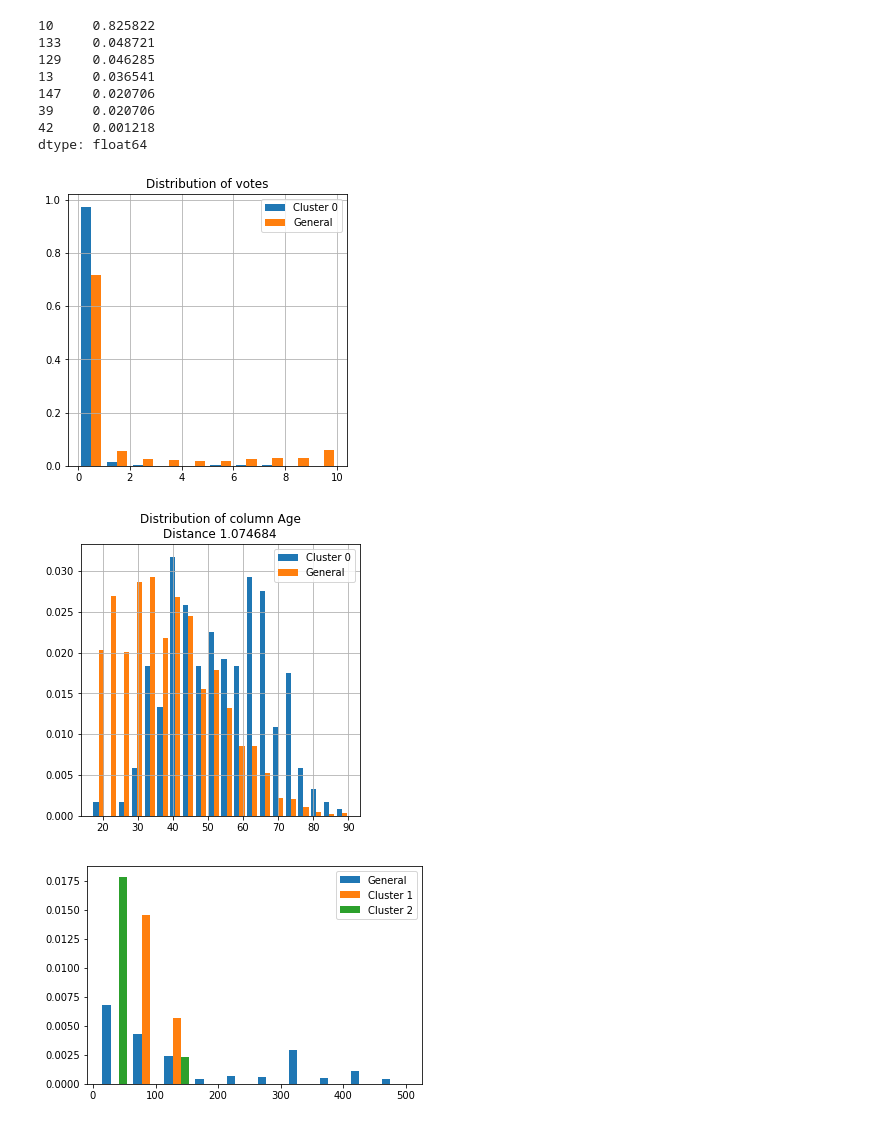
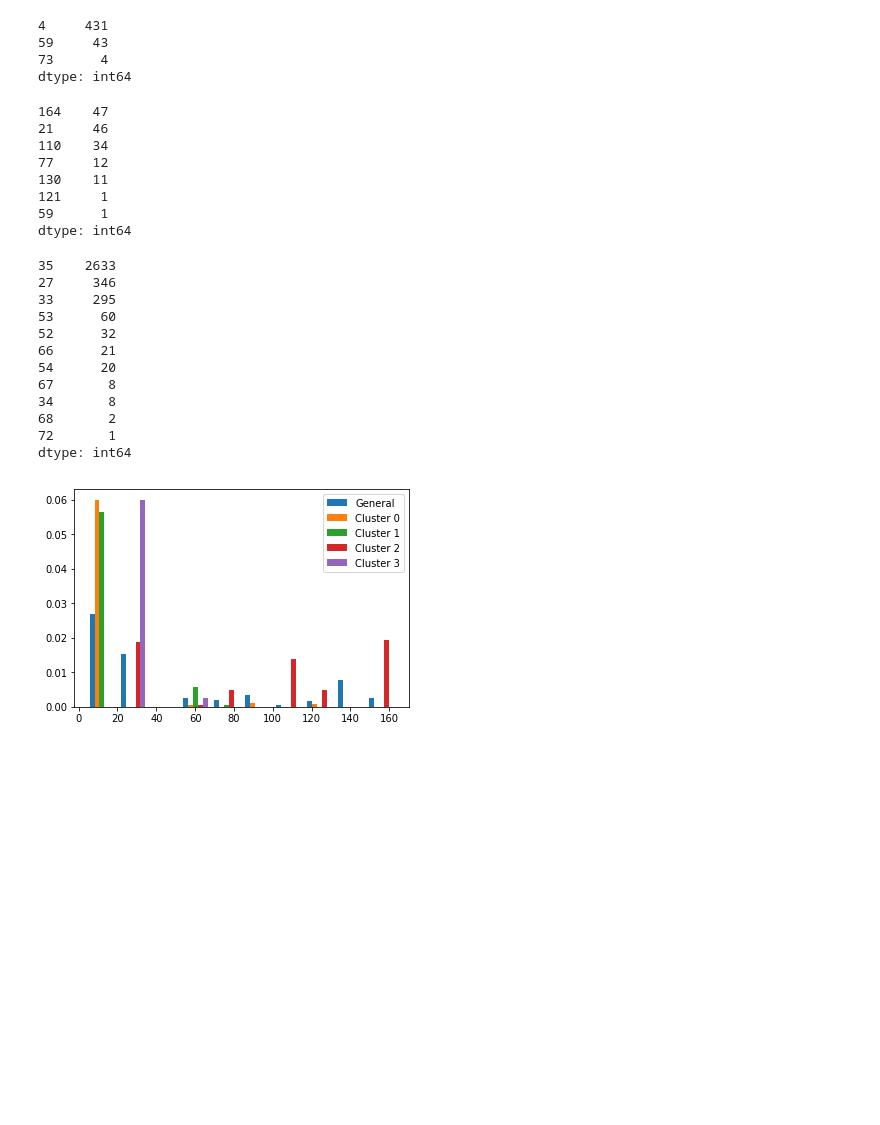
Before and after one commit to arthuraa/forest-explanations, a Jupyter notebook: Exploring Adult.ipynb, the cells around one changed output. Saved outputs shown, nothing was run; the diff lists cells and outputs as text; code cells hidden in the pictures; blank space fills up the shorter version.

Commit message:
Compress trees.

```diff
--- a/Exploring Adult.ipynb
+++ b/Exploring Adult.ipynb
@@ -41,11 +66,18 @@ Score 0.849519
 # %%
-n_clusters = 30
+# We can then cluster these points according to this encoding.
+# Agglomerative clustering seems to yield the best results so far,
+# at least on this data set (it tends to work better with clusters of uneven
+# size)
+
+n_clusters = 20
 from sklearn.cluster import AgglomerativeClustering
 from sklearn.cluster import KMeans
-clusters = KMeans(n_clusters = n_clusters)
-X_sample = X_train.sample(n = 1000)
-clusters = clusters.fit(leaf_encoder.transform(forest.apply(X_sample)))
-clusters = clusters.predict(leaf_encoder.transform(forest.apply(X_test)))
-# clusters = AgglomerativeClustering(n_clusters = n_clusters, affinity = 'l1', linkage = 'average')
-# X_test_leaves = leaf_encoder.transform(forest.apply(X_test))
-# labels = clusters.fit_predict(X_test_leaves.toarray())
+from sklearn.cluster import DBSCAN
+# clusters = KMeans(n_clusters = n_clusters)
+# X_sample = X_train.sample(n = 1000)
+# clusters = clusters.fit(leaf_encoder.transform(cforest.apply(X_sample)))
+# clusters = clusters.predict(leaf_encoder.transform(cforest.apply(X_test)))
+clusters = AgglomerativeClustering(n_clusters = n_clusters, affinity = 'l1', linkage = 'average')
+# clusters = DBSCAN(eps = 3, metric = 'l1')
+X_test_leaves = leaf_encoder.transform(forest.apply(X_test))
+clusters = clusters.fit_predict(X_test_leaves.toarray())
@@ -51,0 +127,8 @@ clusters = clusters.predict(leaf_encoder.transform(forest.apply(X_test)))
+# %%
+# Let us do the same thing, but this time compressing redundant paths
+
+cforest = CompressedForest(forest)
+
+cleaf_encoder = OneHotEncoder()
+cleaf_encoder = cleaf_encoder.fit(cforest.apply(X))
+cforest.apply(X)
@@ -122,16 +237,16 @@ interactive(children=(BoundedIntText(value=0, description='Cluster', max=30), Dr
 def compare_paths(tree, cluster_idx):
     fig = plt.figure()
     ax = plt.subplot()
-    test_leaves = forest.apply(X_test)
+    test_leaves = cforest.apply(X_test)
     test_clusters = clusters
     leaves_general = test_leaves[:,tree]
     leaves_clusters = [test_leaves[test_clusters == c, tree] for c in cluster_idx]
     ax.hist([leaves_general] + leaves_clusters, density = True,
              label = ['General'] + ['Cluster %d' % c for c in cluster_idx])
     ax.legend()
-    display(pd.Series(leaves_general).value_counts(normalize = True).head(20))
+    display(pd.Series(leaves_general).value_counts(normalize = False).head(20))
     for leaves in leaves_clusters:
-        display(pd.Series(leaves).value_counts(normalize = True).head(20))
+        display(pd.Series(leaves).value_counts(normalize = False).head(20))
 
-compare_paths(2, [1, 2])
+compare_paths(18, [0, 1, 2, 3])
 # %% [output]
@@ -167,11 +277,25 @@ dtype: float64
-10     0.825822
-133    0.048721
-129    0.046285
-13     0.036541
-147    0.020706
-39     0.020706
-42     0.001218
-dtype: float64
+4     431
+59     43
+73      4
+dtype: int64
+164    47
+21     46
+110    34
+77     12
+130    11
+121     1
+59      1
+dtype: int64
+35    2633
+27     346
+33     295
+53      60
+52      32
+66      21
+54      20
+67       8
+34       8
+68       2
+72       1
+dtype: int64
-[figure, old version]
+[figure, new version]
-[figure, removed]
-[figure, removed]
```
Also changed, not shown: parts of 14 cells of this notebook, 1 other file.
